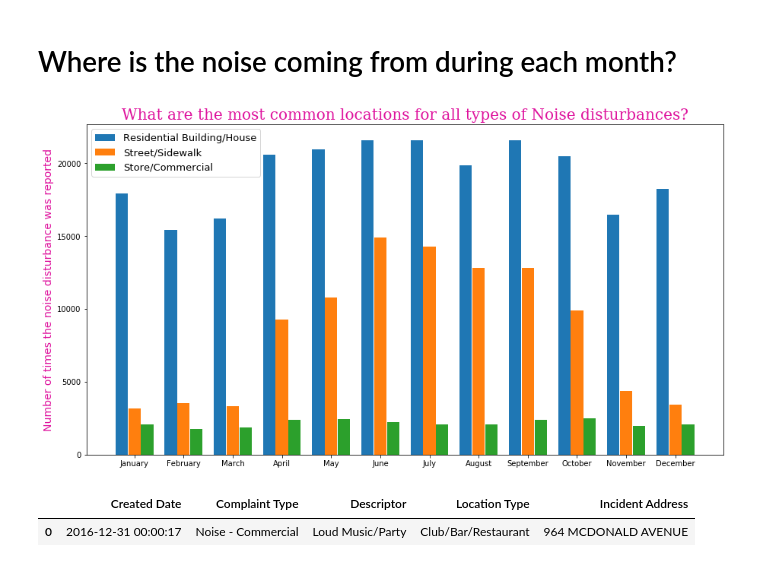
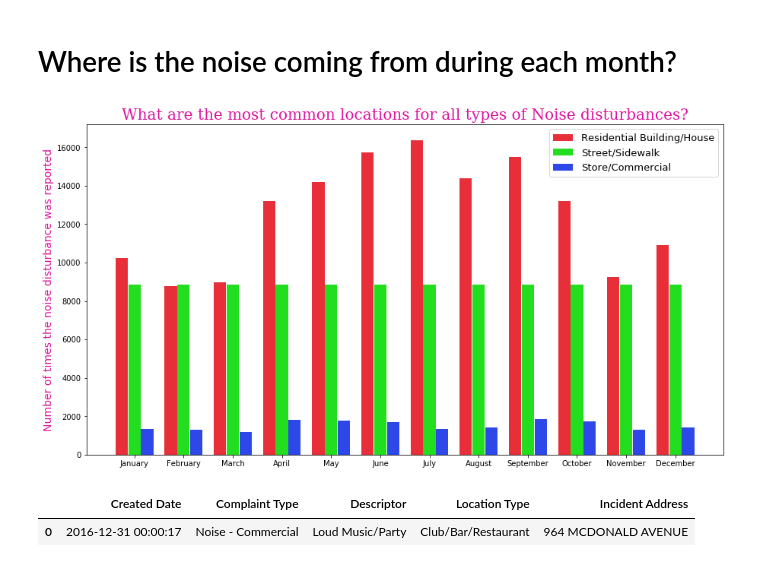
Before and after one commit to pigandfrog/NewYork_311_Noise, a Jupyter notebook: 311Calls_and_noise_ipynb.ipynb, the cells around one changed output. Drawn from its saved outputs; the diff is of its cells as text; code cells hidden in the pictures.

```diff
--- a/311Calls_and_noise_ipynb.ipynb
+++ b/311Calls_and_noise_ipynb.ipynb
@@ -571,39 +565,45 @@ theMonths3, descrip3, descripVal3, comp3, compVal3, locdescrip3, locVal3 = unpac
 # %%
 # Plotting the  3 Most common locations of the noise disturbances for each month
 
 theYLabelFontDict = {"size": '14', 'color':"#de129d"}
 fig, ax = plt.subplots(figsize=(15,8))
+
+# Setting up the dictionary for the colors
+myColors = {"Residential Building/House":"#e82e38", "Street/Sidewalk":'#22de1f',
+            "Store/Commercial":'#2e47e8'}
 
 # Making the x values
 xVals = np.arange(len(theMonths1))
 
 # Setting the x and y ticks and labels
 ax.set_xticks(xVals)
 ax.set_xticklabels(theMonths1)
 
 
 ax.set_ylabel("Number of times the noise disturbance was reported" , fontdict=theYLabelFontDict)
 
 # This value is the complete width for each month.
 theWidth = .25
 
 # Setting the title of the graph
 ax.set_title("What are the most common locations for all types of Noise disturbances?", fontdict=myfontdict)
 
 
+# Doing the plotting
+for i in range(12): # The range is for the number of months
+  rect1 = ax.bar(xVals[i] - (theWidth+ theWidth/25), locVal1[i], theWidth, label=locdescrip1[i] , color=myColors[locdescrip1[i]])
+  rect2 = ax.bar(xVals[i] , locVal2, theWidth, label=locdescrip2[i], color=myColors[locdescrip2[i]])
+  rect3 = ax.bar(xVals[i] + (theWidth + theWidth/25), locVal3[i], theWidth, label=locdescrip3[i], color=myColors[locdescrip3[i]])
 
-rect1 = ax.bar(xVals - (theWidth+ theWidth/25), locVal1, theWidth, label='Residential Building/House' )
-rect2 = ax.bar(xVals , locVal2, theWidth, label="Street/Sidewalk")
-rect3 = ax.bar(xVals + (theWidth + theWidth/25), locVal3, theWidth, label="Store/Commercial")
+# Getting rid of the duplicates in the legend
+theHandles, theLabels =  ax.get_legend_handles_labels()
+theDict = dict(zip(theLabels, theHandles))
+# changing the size of font in the legend, so that can be better seen in the Medium article
+ax.legend(theDict.values(), theDict.keys(), prop={'size':13})
 
-
-
-
-# changing the size of font in the legend, so that can be better seen in the Medium article
-ax.legend(prop={'size':13})
 plt.show()
 # %% [output]
-[figure, old version]
+[figure, new version]
 # %%
 # Going to further filter the data of the months to just contain "Loud Music/Party".
 # Will then look at where the Loud music and parties are occuring.
```
Also changed, not shown: parts of 4 cells of this notebook.
